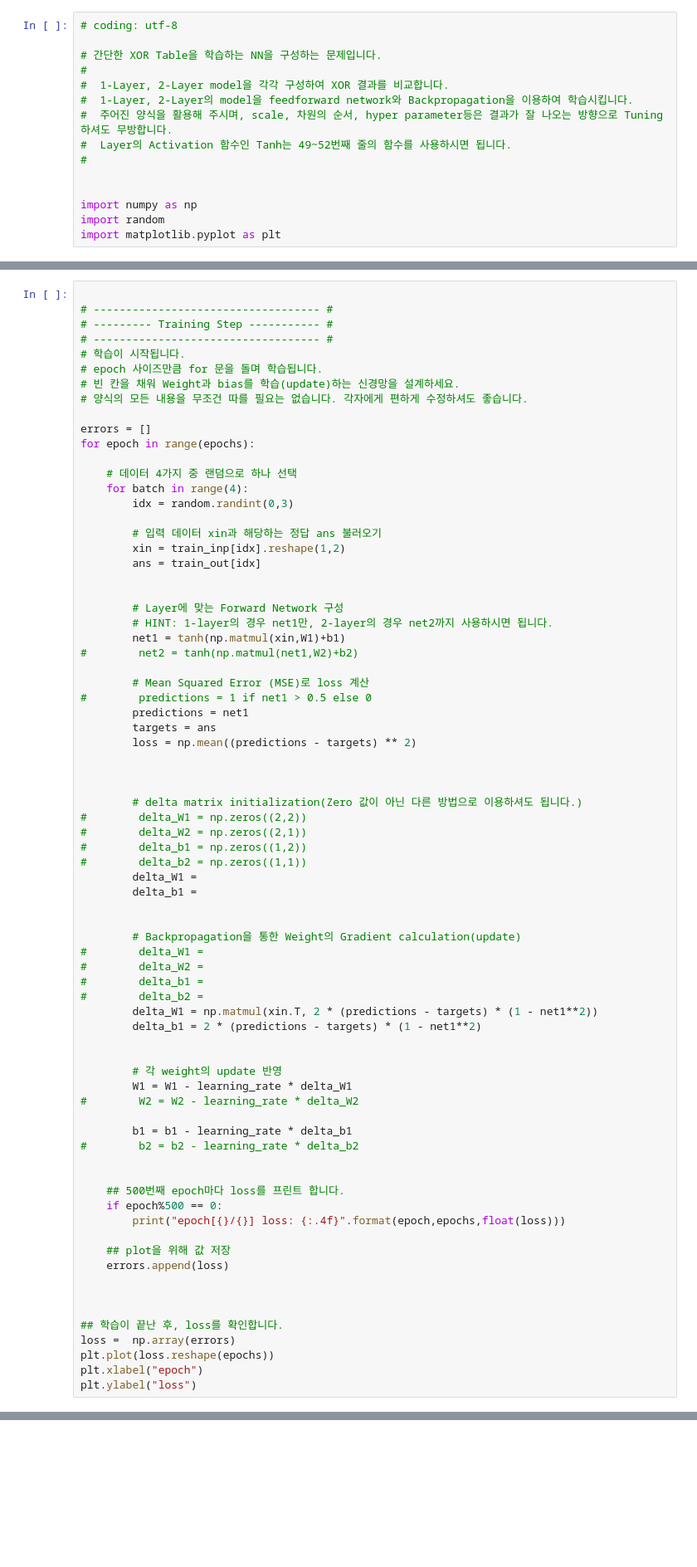
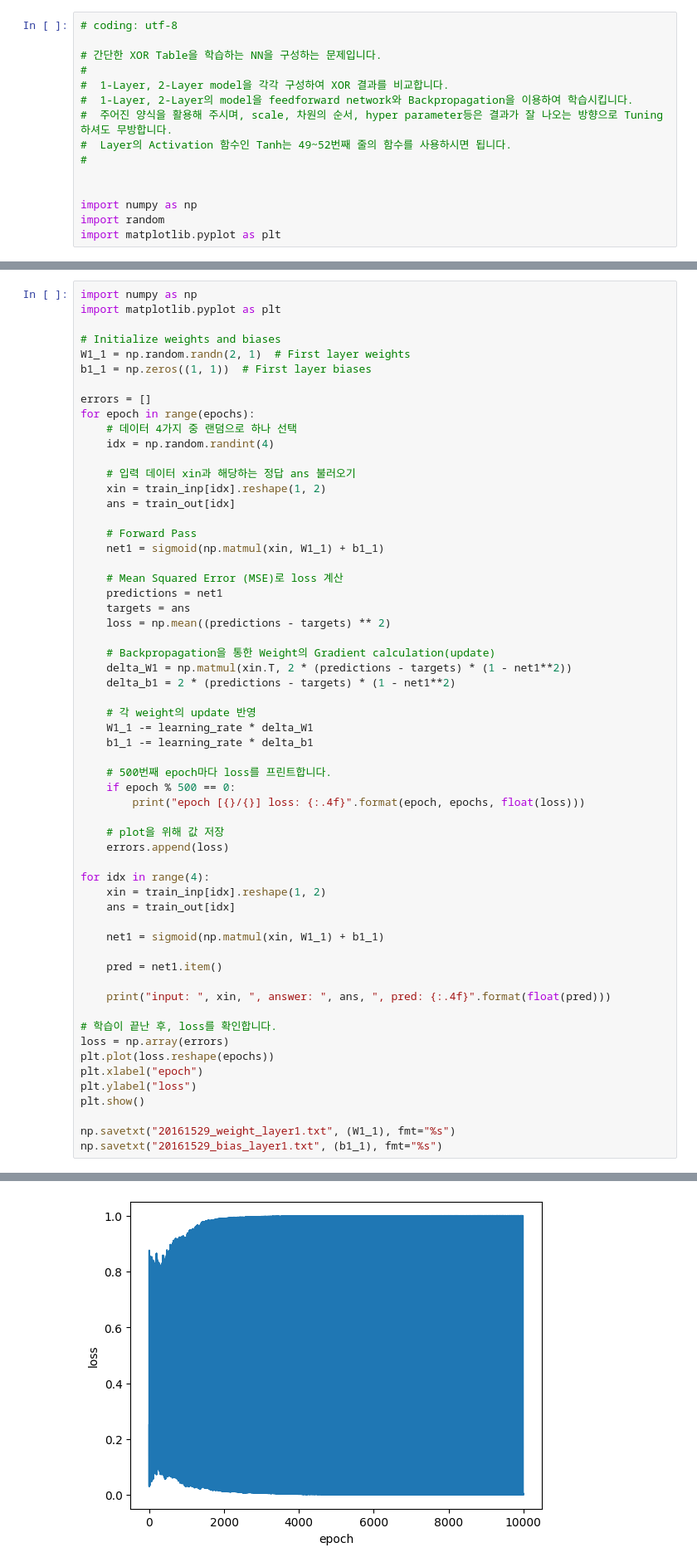
Before and after one commit to ByungWanLim/LAB_DP, a Jupyter notebook: Week3/MLP.ipynb, the cells around one changed output, grey strips where cells are left out. Shown: that part at 83% size. Cells and saved outputs as stored; diff of their text form; blank space fills up the shorter version.

```diff
--- a/Week3/MLP.ipynb
+++ b/Week3/MLP.ipynb
@@ -51,76 +37,60 @@ def tanh(x):
 # %%
+import numpy as np
+import matplotlib.pyplot as plt
 
-# ----------------------------------- #
-# --------- Training Step ----------- #
-# ----------------------------------- #
-# 학습이 시작됩니다.
-# epoch 사이즈만큼 for 문을 돌며 학습됩니다.
-# 빈 칸을 채워 Weight과 bias를 학습(update)하는 신경망을 설계하세요.
-# 양식의 모든 내용을 무조건 따를 필요는 없습니다. 각자에게 편하게 수정하셔도 좋습니다.
+# Initialize weights and biases
+W1_1 = np.random.randn(2, 1)  # First layer weights
+b1_1 = np.zeros((1, 1))  # First layer biases
 
 errors = []
 for epoch in range(epochs):
+    # 데이터 4가지 중 랜덤으로 하나 선택
+    idx = np.random.randint(4)
 
-    # 데이터 4가지 중 랜덤으로 하나 선택
-    for batch in range(4):
-        idx = random.randint(0,3)
+    # 입력 데이터 xin과 해당하는 정답 ans 불러오기
+    xin = train_inp[idx].reshape(1, 2)
+    ans = train_out[idx]
 
-        # 입력 데이터 xin과 해당하는 정답 ans 불러오기
-        xin = train_inp[idx].reshape(1,2)
-        ans = train_out[idx]
+    # Forward Pass
+    net1 = sigmoid(np.matmul(xin, W1_1) + b1_1)
 
+    # Mean Squared Error (MSE)로 loss 계산
+    predictions = net1
+    targets = ans
+    loss = np.mean((predictions - targets) ** 2)
 
-        # Layer에 맞는 Forward Network 구성
-        # HINT: 1-layer의 경우 net1만, 2-layer의 경우 net2까지 사용하시면 됩니다.
-        net1 = tanh(np.matmul(xin,W1)+b1)
-#        net2 = tanh(np.matmul(net1,W2)+b2)
+    # Backpropagation을 통한 Weight의 Gradient calculation(update)
+    delta_W1 = np.matmul(xin.T, 2 * (predictions - targets) * (1 - net1**2))
+    delta_b1 = 2 * (predictions - targets) * (1 - net1**2)
 
-        # Mean Squared Error (MSE)로 loss 계산
-#        predictions = 1 if net1 > 0.5 else 0
-        predictions = net1
-        targets = ans
-        loss = np.mean((predictions - targets) ** 2)
+    # 각 weight의 update 반영
+    W1_1 -= learning_rate * delta_W1
+    b1_1 -= learning_rate * delta_b1
 
+    # 500번째 epoch마다 loss를 프린트합니다.
+    if epoch % 500 == 0:
+        print("epoch [{}/{}] loss: {:.4f}".format(epoch, epochs, float(loss)))
 
-
-        # delta matrix initialization(Zero 값이 아닌 다른 방법으로 이용하셔도 됩니다.)
-#        delta_W1 = np.zeros((2,2))
-#        delta_W2 = np.zeros((2,1))
-#        delta_b1 = np.zeros((1,2))
-#        delta_b2 = np.zeros((1,1))
-        delta_W1 =
-        delta_b1 =
-
-
-        # Backpropagation을 통한 Weight의 Gradient calculation(update)
-#        delta_W1 =
-#        delta_W2 =
-#        delta_b1 =
-#        delta_b2 =
-        delta_W1 = np.matmul(xin.T, 2 * (predictions - targets) * (1 - net1**2))
-        delta_b1 = 2 * (predictions - targets) * (1 - net1**2)
-
-
-        # 각 weight의 update 반영
-        W1 = W1 - learning_rate * delta_W1
-#        W2 = W2 - learning_rate * delta_W2
-
-        b1 = b1 - learning_rate * delta_b1
-#        b2 = b2 - learning_rate * delta_b2
-
-
-    ## 500번째 epoch마다 loss를 프린트 합니다.
-    if epoch%500 == 0:
-        print("epoch[{}/{}] loss: {:.4f}".format(epoch,epochs,float(loss)))
-
-    ## plot을 위해 값 저장
+    # plot을 위해 값 저장
     errors.append(loss)
 
+for idx in range(4):
+    xin = train_inp[idx].reshape(1, 2)
+    ans = train_out[idx]
 
+    net1 = sigmoid(np.matmul(xin, W1_1) + b1_1)
 
-## 학습이 끝난 후, loss를 확인합니다.
-loss =  np.array(errors)
+    pred = net1.item()
+
+    print("input: ", xin, ", answer: ", ans, ", pred: {:.4f}".format(float(pred)))
+
+# 학습이 끝난 후, loss를 확인합니다.
+loss = np.array(errors)
 plt.plot(loss.reshape(epochs))
 plt.xlabel("epoch")
 plt.ylabel("loss")
+plt.show()
+
+np.savetxt("20161529_weight_layer1.txt", (W1_1), fmt="%s")
+np.savetxt("20161529_bias_layer1.txt", (b1_1), fmt="%s")
 # %% [output]
@@ -128,3 +114,4 @@ SyntaxError: invalid syntax (1788255404.py, line 39)
+[figure, added]
 # %%
 import numpy as np
 import matplotlib.pyplot as plt
```
Also changed, not shown: parts of 7 cells of this notebook, 11 other files.
